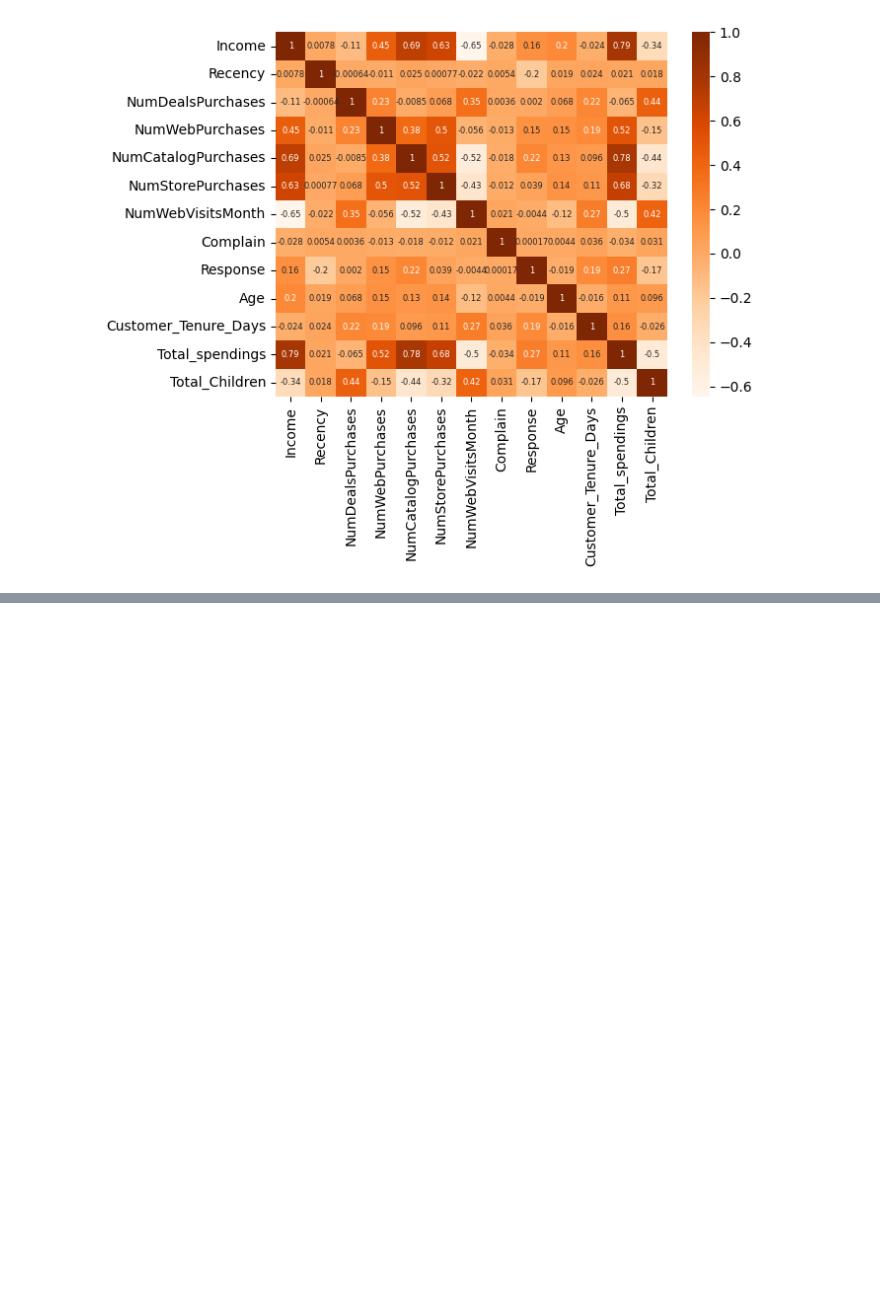
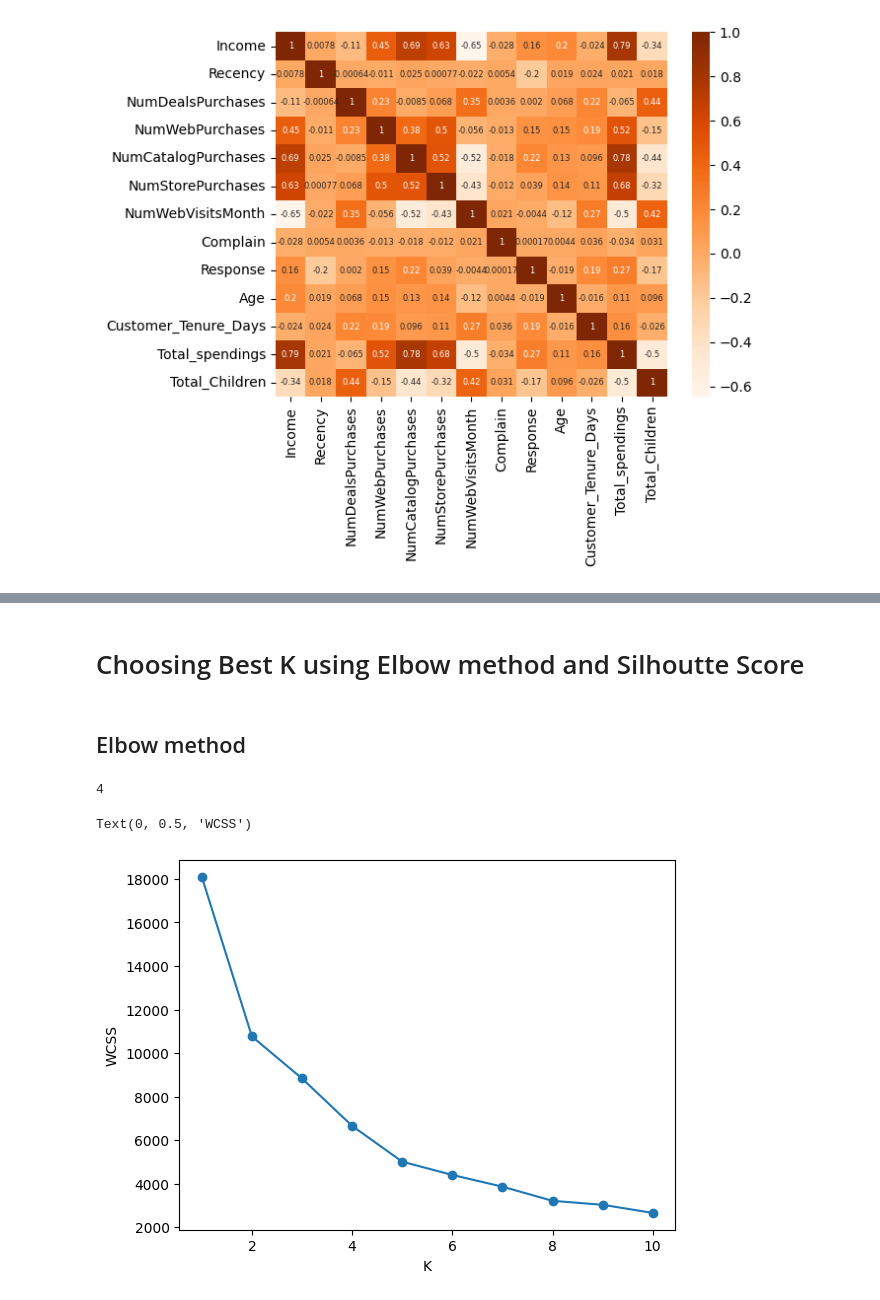
Before and after one commit to akshay041193/Customer-Segmentation-System, a Jupyter notebook: customer_segmentation.ipynb, the cells around one changed output, grey strips where cells are left out. Drawn from its saved outputs; the diff is of its cells as text; code cells hidden in the pictures; blank space fills up the shorter version.

Commit message:
PCA and Finding Best K using elbow method and silhoutte score

```diff
--- a/customer_segmentation.ipynb
+++ b/customer_segmentation.ipynb
@@ -205,0 +266,4 @@ sns.heatmap(corr,
+# %% [markdown]
+# Choosing Best K using Elbow method and Silhoutte Score
+# %% [markdown]
+## Elbow method
@@ -205,0 +273,10 @@ sns.heatmap(corr,
+# %%
+from sklearn.cluster import KMeans
+from kneed import KneeLocator
+
+wcss=[]
+
+for k in range(1,11):
+    kmeans = KMeans(n_clusters=k, random_state=42)
+    kmeans.fit_predict(X_pca)
+    wcss.append(kmeans.inertia_)
@@ -205,0 +286,12 @@ sns.heatmap(corr,
+# %%
+print(optimal_k)
+# %% [output]
+4
+# %%
+plt.plot(range(1,11),wcss,marker="o")
+
+plt.xlabel("K")
+plt.ylabel("WCSS")
+# %% [output]
+Text(0, 0.5, 'WCSS')
+[figure, added]
```
Also changed, not shown: parts of 18 cells of this notebook.
